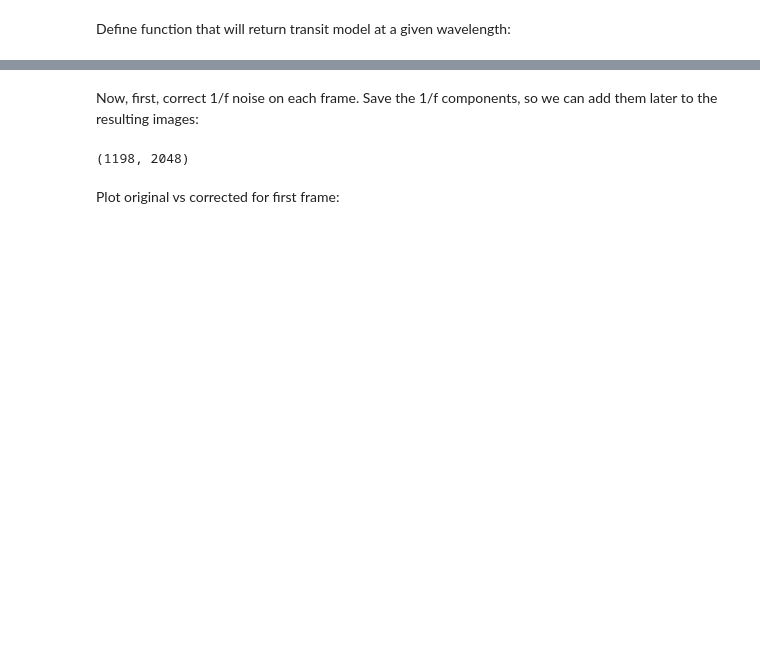
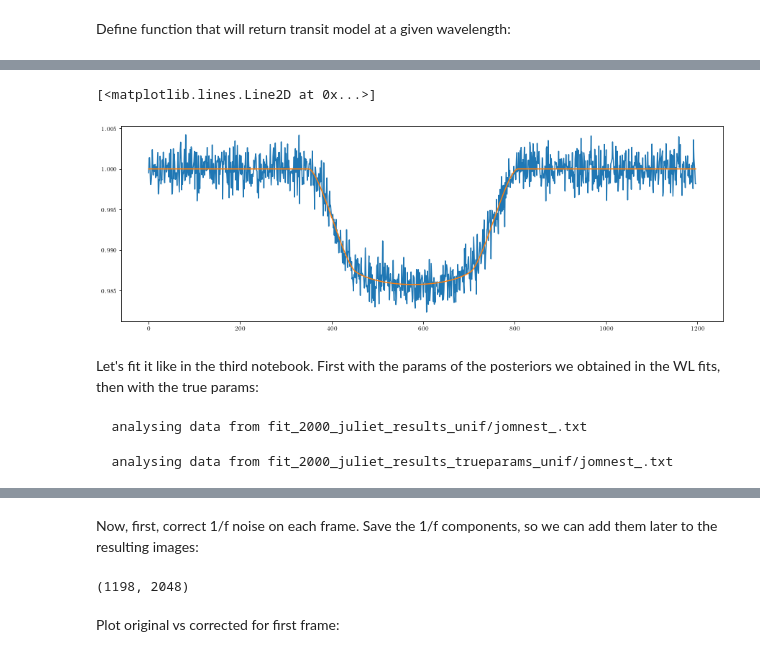
Before and after one commit to nespinoza/dat_pyinthesky, a Jupyter notebook: jdat_notebooks/soss-transit-spectroscopy/HAT-P-1b-PART2-calibration.ipynb, the cells around one changed output, grey strips where cells are left out. Cells and saved outputs as stored; diff of their text form; code cells hidden in the pictures; blank space fills up the shorter version.

```diff
--- a/jdat_notebooks/soss-transit-spectroscopy/HAT-P-1b-PART2-calibration.ipynb
+++ b/jdat_notebooks/soss-transit-spectroscopy/HAT-P-1b-PART2-calibration.ipynb
@@ -530,0 +560,16 @@ def transit_model(w):
+# %%
+import pickle
+spectra = pickle.load(open('spectra.pkl','rb'))
+# %%
+nbin = 2000
+wav = spectra['order1']['w'][nbin]
+lc = spectra['order1']['flux'][:,nbin]
+lcmodel = transit_model(wav)
+plt.figure(figsize=(15,5))
+plt.plot(lc/np.median(lc[:350]),zorder=1)
+plt.plot(lcmodel,zorder=2)
+# %% [output]
+[<matplotlib.lines.Line2D at 0x...>]
+[figure, added]
+# %% [markdown]
+Let's fit it like in the third notebook. First with the params of the posteriors we obtained in the WL fits, then with the true params:
@@ -530,0 +589,10 @@ def transit_model(w):
+# %%
+times, fluxes, fluxes_error = {},{},{}
+times['SOSS'], fluxes['SOSS'], fluxes_error['SOSS'] = spectra['times'],\
+                                                      spectra['order1']['flux'][:,nbin]/np.median(spectra['order1']['flux'][:350,nbin]),\
+                                                      spectra['order1']['flux_errors'][:,nbin]/np.median(spectra['order1']['flux'][:350,nbin])
+dataset = juliet.load(priors=priors, t_lc = times, y_lc = fluxes,\
+                                    yerr_lc = fluxes_error, out_folder = 'fit_'+str(nbin)+'_juliet_results_unif')
+results = dataset.fit()
+# %% [output]
+  analysing data from fit_2000_juliet_results_unif/jomnest_.txt
@@ -530,0 +612,6 @@ def transit_model(w):
+# %%
+dataset2 = juliet.load(priors=priors, t_lc = times, y_lc = fluxes,\
+                                    yerr_lc = fluxes_error, out_folder = 'fit_'+str(nbin)+'_juliet_results_trueparams_unif')
+results2 = dataset2.fit()
+# %% [output]
+  analysing data from fit_2000_juliet_results_trueparams_unif/jomnest_.txt
```
Also changed, not shown: parts of 30 cells of this notebook.
